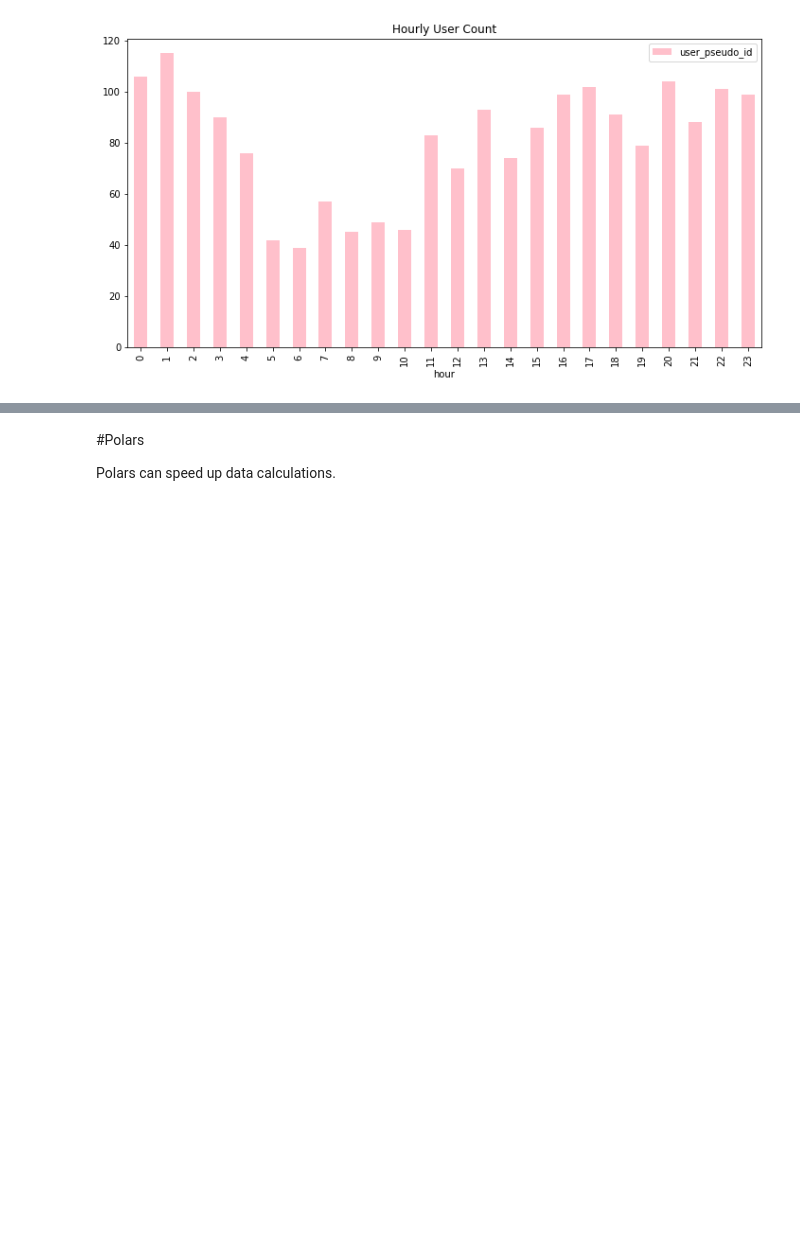
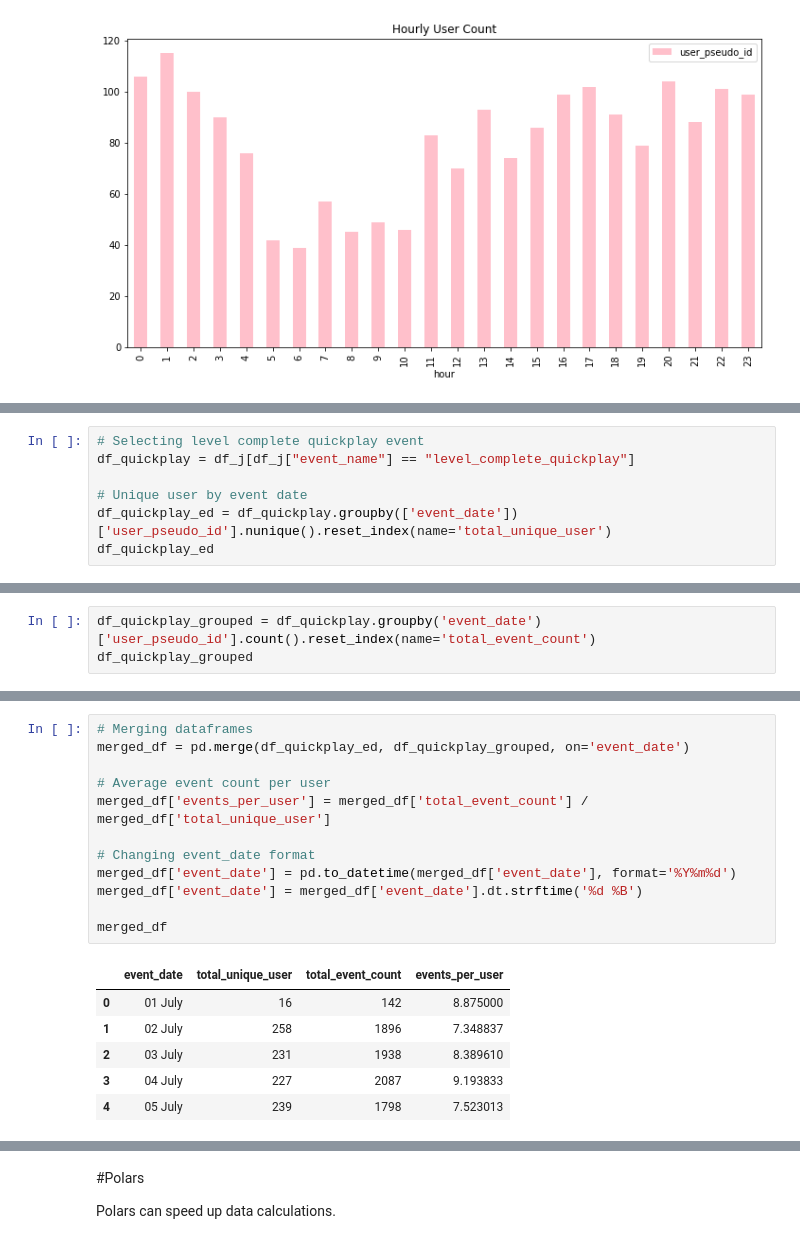
Before and after one commit to violettance/python_wrangling, a Jupyter notebook: FloodIt/FloodIt Data Wrangling.ipynb, the cells around one changed output, grey strips where cells are left out. Drawn from its saved outputs; the diff is of its cells as text; blank space fills up the shorter version.

Commit message:
Calculating average number of events per user

```diff
--- a/FloodIt/FloodIt Data Wrangling.ipynb
+++ b/FloodIt/FloodIt Data Wrangling.ipynb
@@ -192,0 +189,7 @@ df_hourly_counts.plot(kind='bar', figsize=(12, 6), title='Hourly User Count', co
+# %%
+# Selecting level complete quickplay event
+df_quickplay = df_j[df_j["event_name"] == "level_complete_quickplay"]
+
+# Unique user by event date
+df_quickplay_ed = df_quickplay.groupby(['event_date'])['user_pseudo_id'].nunique().reset_index(name='total_unique_user')
+df_quickplay_ed
@@ -192,0 +203,3 @@ df_hourly_counts.plot(kind='bar', figsize=(12, 6), title='Hourly User Count', co
+# %%
+df_quickplay_grouped = df_quickplay.groupby('event_date')['user_pseudo_id'].count().reset_index(name='total_event_count')
+df_quickplay_grouped
@@ -192,0 +213,19 @@ df_hourly_counts.plot(kind='bar', figsize=(12, 6), title='Hourly User Count', co
+# %%
+# Merging dataframes
+merged_df = pd.merge(df_quickplay_ed, df_quickplay_grouped, on='event_date')
+
+# Average event count per user
+merged_df['events_per_user'] = merged_df['total_event_count'] / merged_df['total_unique_user']
+
+# Changing event_date format
+merged_df['event_date'] = pd.to_datetime(merged_df['event_date'], format='%Y%m%d')
+merged_df['event_date'] = merged_df['event_date'].dt.strftime('%d %B')
+
+merged_df
+# %% [output]
+|  | event_date | total_unique_user | total_event_count | events_per_user |
+| 0 | 01 July | 16 | 142 | 8.875000 |
+| 1 | 02 July | 258 | 1896 | 7.348837 |
+| 2 | 03 July | 231 | 1938 | 8.389610 |
+| 3 | 04 July | 227 | 2087 | 9.193833 |
+| 4 | 05 July | 239 | 1798 | 7.523013 |
```
Also changed, not shown: parts of 10 cells of this notebook, 1 other file.
